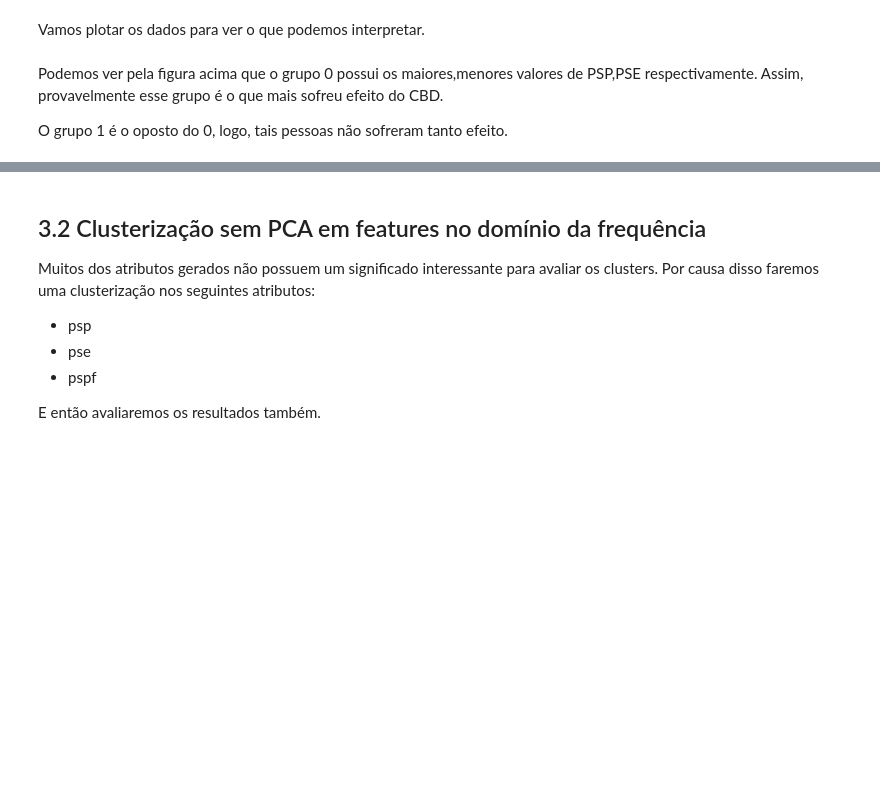
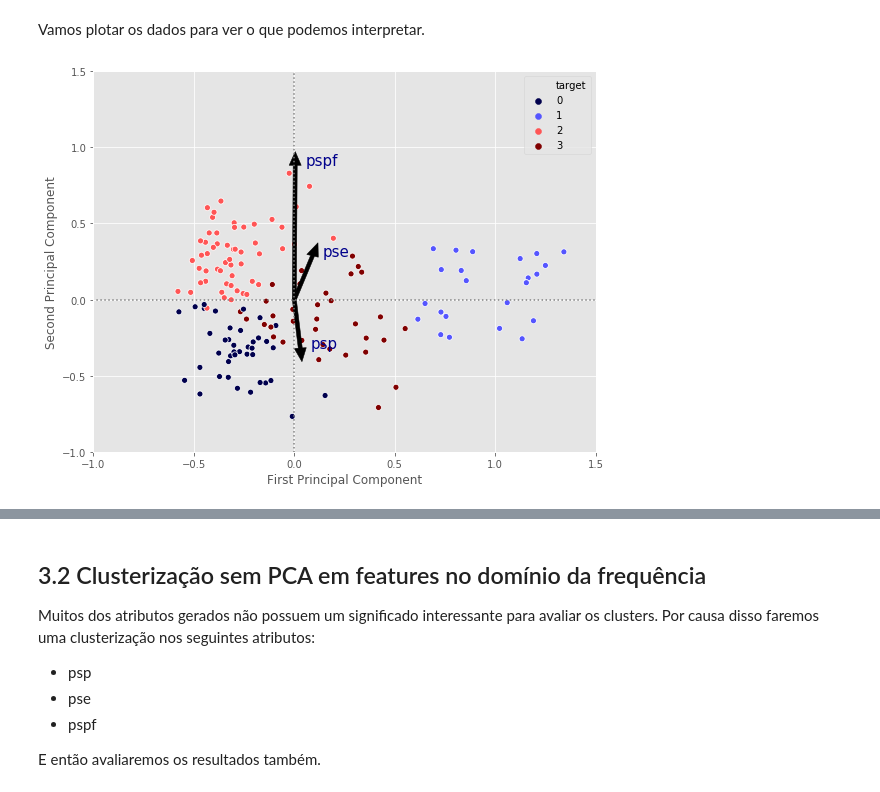
Before and after one commit to LucasSugi/data-science, a Jupyter notebook: AccelerometerAnalysisParkinsonsCannabidiol/Scripts/5-Clustering.ipynb, the cells around one changed output, grey strips where cells are left out. Saved outputs shown, nothing was run; the diff lists cells and outputs as text; code cells hidden in the pictures; blank space fills up the shorter version.

Commit message:
Improve clustering and add a conclusion

```diff
--- a/AccelerometerAnalysisParkinsonsCannabidiol/Scripts/5-Clustering.ipynb
+++ b/AccelerometerAnalysisParkinsonsCannabidiol/Scripts/5-Clustering.ipynb
@@ -242,24 +265,22 @@ plot_pca(pca,df_cbd.shape[1])
 Até o quinto PC temos aproximadamente 90% de explicação dos dados. Logo, vamos utilizar os 5 primeiros componentes.
 # %%
 #Transformando dados
-df_pca,df_loading = pca_transform(pca,df_cbd,5)
+df_cluster1,df_loading = pca_transform(pca,df_cbd,5)
 # %% [markdown]
 Vamos aplicar a clusterização nos dados após o PCA.
 # %%
 #Criando KMeans
-kmeans = KMeans(n_clusters=4,random_state=0).fit(df_pca.select_dtypes('float'))
+kmeans = KMeans(n_clusters=4,random_state=0).fit(df_cluster1.select_dtypes('float'))
 
 #Predizendo classes
-df_pca['target'] = kmeans.predict(df_pca.select_dtypes('float'))
+df_cluster1['target'] = kmeans.predict(df_cluster1.select_dtypes('float'))
 # %% [markdown]
 Vamos plotar os dados para ver o que podemos interpretar.
 # %%
 #Filtrando pelos valores necessarios para o plot
 df_loading = df_loading.loc[['pse','psp','pspf'],['V1','V2']]
 
 # PCA plot
-plot_pca_loading(df_pca,df_loading,'target')
+plot_pca_loading(df_cluster1,df_loading,'target')
+# %% [output]
+[figure, added]
-# %% [markdown]
-Podemos ver pela figura acima que o grupo 0 possui os maiores,menores valores de PSP,PSE respectivamente. Assim, provavelmente esse grupo é o que mais sofreu efeito do CBD.
-
-O grupo 1 é o oposto do 0, logo, tais pessoas não sofreram tanto efeito.
```
Also changed, not shown: parts of 20 cells of this notebook.
